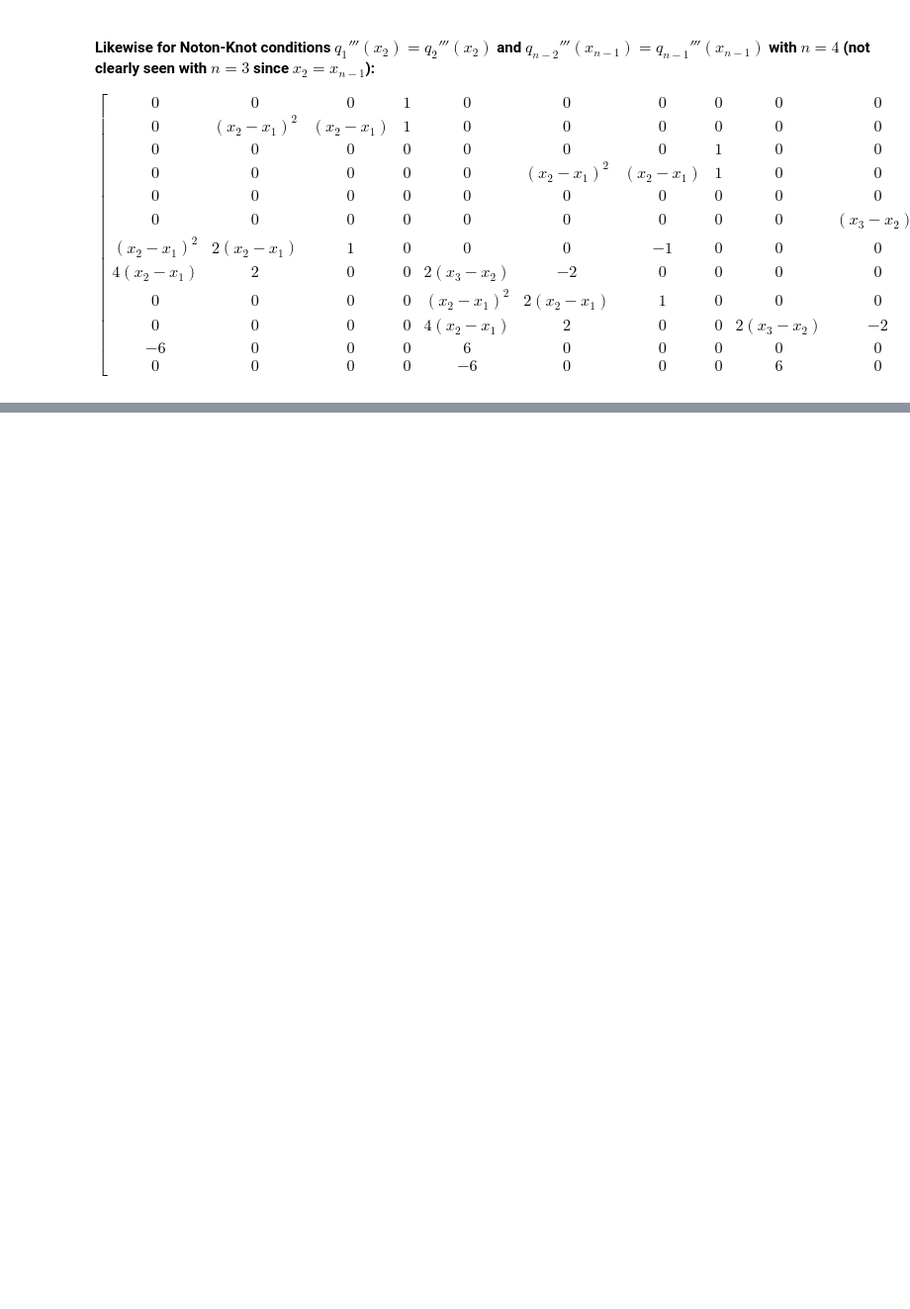
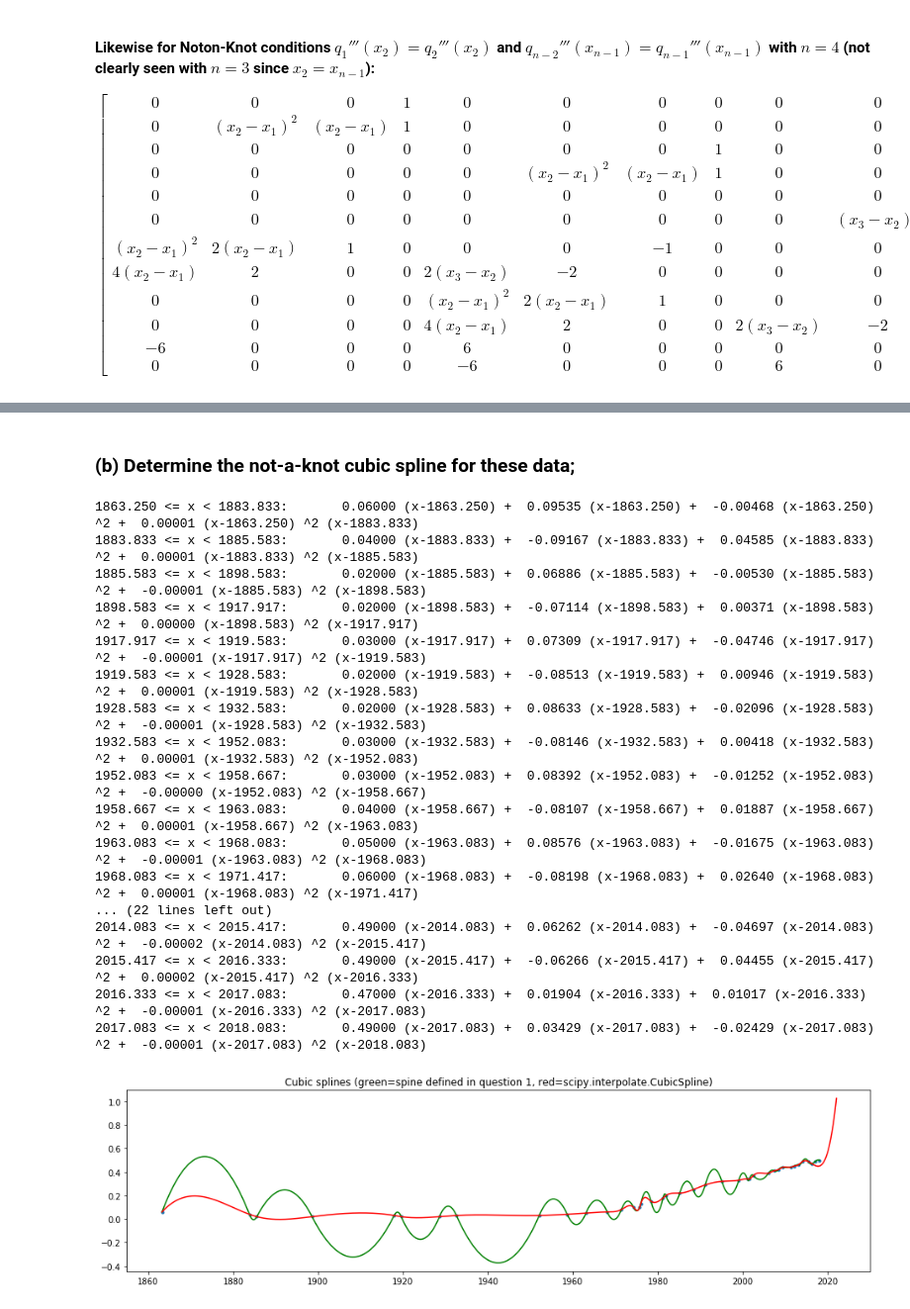
Before and after one commit to PooneetThaper/ScientificComputing, a Jupyter notebook: HW3/Homework 3 Pooneet Thaper.ipynb, the cells around one changed output, grey strips where cells are left out. Shown at 99% size. Cells and saved outputs as stored; diff of their text form; code cells hidden in the pictures; blank space fills up the shorter version.

```diff
--- a/HW3/Homework 3 Pooneet Thaper.ipynb
+++ b/HW3/Homework 3 Pooneet Thaper.ipynb
@@ -311,0 +398,61 @@ plt.show()
+# %% [markdown]
+### (b) Determine the not-a-knot cubic spline for these data;
+# %%
+from matplotlib.mlab import frange
+
+def print_spline_equations(x_values, coefficients):
+    # q(x) = a_0 + a_1(x-x_L) + a_2(x-x_L)^2 + a_3(x-x_L)^2(x-x_R)
+    differences = ["(x-{})".format("%.3f" % val) for val in x_values]
+    for i in range(len(x_values)-1):
+        print("{} <= x < {}:\t".format("%.3f" %  x_values[i], "%.3f" % x_values[i+1]), end = '')
+        print("%.5f" % coefficients[(i*4)+3],differences[i],end='')
+        print(" + ","%.5f" % coefficients[(i*4)+2],differences[i],end='')
+        print(" + ","%.5f" % coefficients[(i*4)+1],differences[i],"^2",end='')
+        print(" + ","%.5f" % coefficients[(i*4)],differences[i],"^2",differences[i+1])
+
+
+def plot_spline(x_values, y_values, edge):
+    coefficients = cubic_spline(y_values, x_values, edge)
+    print_spline_equations(x_values, coefficients)
+
+    ret_x_values = []
+    ret_y_values = []
+
+    for idx in range(len(x_values)-1):
+        for i in frange(x_values[idx], x_values[idx+1],0.01):
+            ret_x_values.append(i)
+            ret_y_values.append(eval_cubic(i, x_values[idx], x_values[idx+1], coefficients[(4*idx):4*(idx+1)]))
+
+    return ret_x_values, ret_y_values
+
+from scipy.interpolate import CubicSpline
+scipy_cubic_spline = CubicSpline(years_float[:-2], prices[:-2])
+scipy_cubic_spline_x = [val for val in frange(years_float[0], years_float[-1]+4, 0.01)]
+scipy_cubic_spline_y = [scipy_cubic_spline(val) for val in scipy_cubic_spline_x]
+
+plt_x_values, plt_y_values = plot_spline(years_float, prices, 'not_a_knot')
+plt.figure(figsize=(16,4))
+plt.plot(plt_x_values, plt_y_values, color='g')
+plt.plot(scipy_cubic_spline_x, scipy_cubic_spline_y, color='r')
+plt.scatter(years_float, prices, marker='.')
+plt.title("Cubic splines (green=spine defined in question 1, red=scipy.interpolate.CubicSpline)")
+plt.show()
+# %% [output]
+1863.250 <= x < 1883.833:       0.06000 (x-1863.250) +  0.09535 (x-1863.250) +  -0.00468 (x-1863.250) ^2 +  0.00001 (x-1863.250) ^2 (x-1883.833)
+1883.833 <= x < 1885.583:       0.04000 (x-1883.833) +  -0.09167 (x-1883.833) +  0.04585 (x-1883.833) ^2 +  0.00001 (x-1883.833) ^2 (x-1885.583)
+1885.583 <= x < 1898.583:       0.02000 (x-1885.583) +  0.06886 (x-1885.583) +  -0.00530 (x-1885.583) ^2 +  -0.00001 (x-1885.583) ^2 (x-1898.583)
+1898.583 <= x < 1917.917:       0.02000 (x-1898.583) +  -0.07114 (x-1898.583) +  0.00371 (x-1898.583) ^2 +  0.00000 (x-1898.583) ^2 (x-1917.917)
+1917.917 <= x < 1919.583:       0.03000 (x-1917.917) +  0.07309 (x-1917.917) +  -0.04746 (x-1917.917) ^2 +  -0.00001 (x-1917.917) ^2 (x-1919.583)
+1919.583 <= x < 1928.583:       0.02000 (x-1919.583) +  -0.08513 (x-1919.583) +  0.00946 (x-1919.583) ^2 +  0.00001 (x-1919.583) ^2 (x-1928.583)
+1928.583 <= x < 1932.583:       0.02000 (x-1928.583) +  0.08633 (x-1928.583) +  -0.02096 (x-1928.583) ^2 +  -0.00001 (x-1928.583) ^2 (x-1932.583)
+1932.583 <= x < 1952.083:       0.03000 (x-1932.583) +  -0.08146 (x-1932.583) +  0.00418 (x-1932.583) ^2 +  0.00001 (x-1932.583) ^2 (x-1952.083)
+1952.083 <= x < 1958.667:       0.03000 (x-1952.083) +  0.08392 (x-1952.083) +  -0.01252 (x-1952.083) ^2 +  -0.00000 (x-1952.083) ^2 (x-1958.667)
+1958.667 <= x < 1963.083:       0.04000 (x-1958.667) +  -0.08107 (x-1958.667) +  0.01887 (x-1958.667) ^2 +  0.00001 (x-1958.667) ^2 (x-1963.083)
+1963.083 <= x < 1968.083:       0.05000 (x-1963.083) +  0.08576 (x-1963.083) +  -0.01675 (x-1963.083) ^2 +  -0.00001 (x-1963.083) ^2 (x-1968.083)
+1968.083 <= x < 1971.417:       0.06000 (x-1968.083) +  -0.08198 (x-1968.083) +  0.02640 (x-1968.083) ^2 +  0.00001 (x-1968.083) ^2 (x-1971.417)
+... (22 lines left out)
+2014.083 <= x < 2015.417:       0.49000 (x-2014.083) +  0.06262 (x-2014.083) +  -0.04697 (x-2014.083) ^2 +  -0.00002 (x-2014.083) ^2 (x-2015.417)
+2015.417 <= x < 2016.333:       0.49000 (x-2015.417) +  -0.06266 (x-2015.417) +  0.04455 (x-2015.417) ^2 +  0.00002 (x-2015.417) ^2 (x-2016.333)
+2016.333 <= x < 2017.083:       0.47000 (x-2016.333) +  0.01904 (x-2016.333) +  0.01017 (x-2016.333) ^2 +  -0.00001 (x-2016.333) ^2 (x-2017.083)
+2017.083 <= x < 2018.083:       0.49000 (x-2017.083) +  0.03429 (x-2017.083) +  -0.02429 (x-2017.083) ^2 +  -0.00001 (x-2017.083) ^2 (x-2018.083)
+[figure, added]
```
Also changed, not shown: parts of 6 cells of this notebook.
